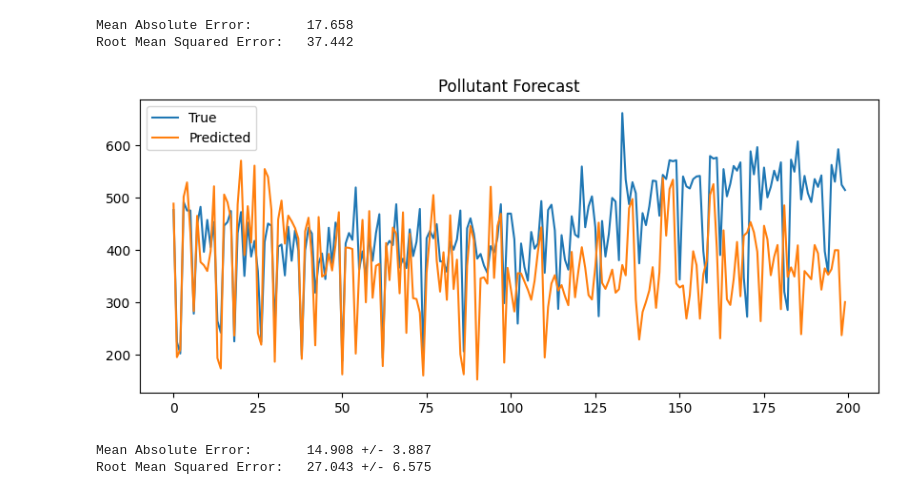
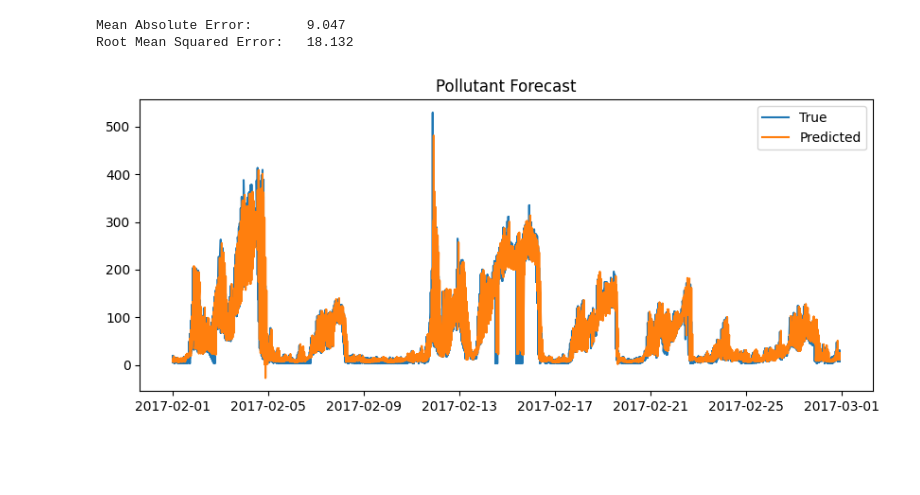
Before and after one commit to justinwhare/Air-Quality-Forecasting, a Jupyter notebook: xgboost.ipynb, the cells around one changed output. Cells and saved outputs as stored; diff of their text form; code cells hidden in the pictures; blank space fills up the shorter version.

```diff
--- a/xgboost.ipynb
+++ b/xgboost.ipynb
@@ -54 +42,29 @@ XGBRegressor(base_score=None, booster=None, callbacks=None,
              n_jobs=None, num_parallel_tree=None, ...)
+# %%
+from sklearn.model_selection import TimeSeriesSplit, RandomizedSearchCV, GridSearchCV
+
+param_grid = {
+    'n_estimators': [100, 250, 500],
+    'max_depth': [3, 5, 7],
+    'learning_rate': [0.01, 0.1, 0.25],
+    'subsample': [0.5, 0.75, 1]
+}
+
+tscv = TimeSeriesSplit(
+    n_splits = 5,
+    gap = 48
+)
+
+search = RandomizedSearchCV(
+    estimator = model,
+    param_distributions = param_grid,
+    n_iter = 30,
+    scoring = 'neg_mean_absolute_error',
+    cv = tscv,
+    verbose = 2,
+    n_jobs = 1
+)
+
+search.fit(X_train, y_train)
+
+best_model = search.best_estimator_
@@ -54,0 +99,2 @@ XGBRegressor(base_score=None, booster=None, callbacks=None,
+# %%
+best_model.fit(pd.concat([X_train, X_val]), pd.concat([y_train, y_val]))
@@ -55,24 +113,24 @@ XGBRegressor(base_score=None, booster=None, callbacks=None,
 # %%
-y_pred = model.predict(X_test)
+from sklearn.metrics import mean_absolute_error, root_mean_squared_error
+
+y_pred = best_model.predict(X_test)
 
 mae = mean_absolute_error(y_test, y_pred)
 rmse = root_mean_squared_error(y_test, y_pred)
 
-print(
-        f'Mean Absolute Error:       {mae:.3f} \n'
-        f'Root Mean Squared Error:   {rmse:.3f}'
-)
+print(f'Mean Absolute Error:       {mae:.3f} \n'
+      f'Root Mean Squared Error:   {rmse:.3f}')
 # %% [output]
-Mean Absolute Error:       17.658
-Root Mean Squared Error:   37.442
+Mean Absolute Error:       9.047
+Root Mean Squared Error:   18.132
 # %%
 import matplotlib.pyplot as plt
 
 plt.figure(figsize=(10,4))
-plt.plot(y_test.values[:200], label='True')
-plt.plot(y_pred[:200], label='Predicted')
+plt.plot(y_test.index, y_test.values[:], label='True')
+plt.plot(y_test.index, y_pred[:], label='Predicted')
 plt.legend()
 plt.title('Pollutant Forecast')
 plt.show()
 # %% [output]
-[figure, old version]
+[figure, new version]
@@ -101,14 +136,0 @@ def evaluate(model, X, y, cv):
-# %%
-xgbR = xgb.XGBRegressor(
-    tree_method='hist',
-    n_estimators=100,
-    learning_rate=0.1,
-    max_depth=5,
-    objective='reg:squarederror',
-    random_state=1
-    )
-
-evaluate(xgbR, X, y, tscv)
-# %% [output]
-Mean Absolute Error:       14.908 +/- 3.887
-Root Mean Squared Error:   27.043 +/- 6.575
```
Also changed, not shown: parts of 12 cells of this notebook.
